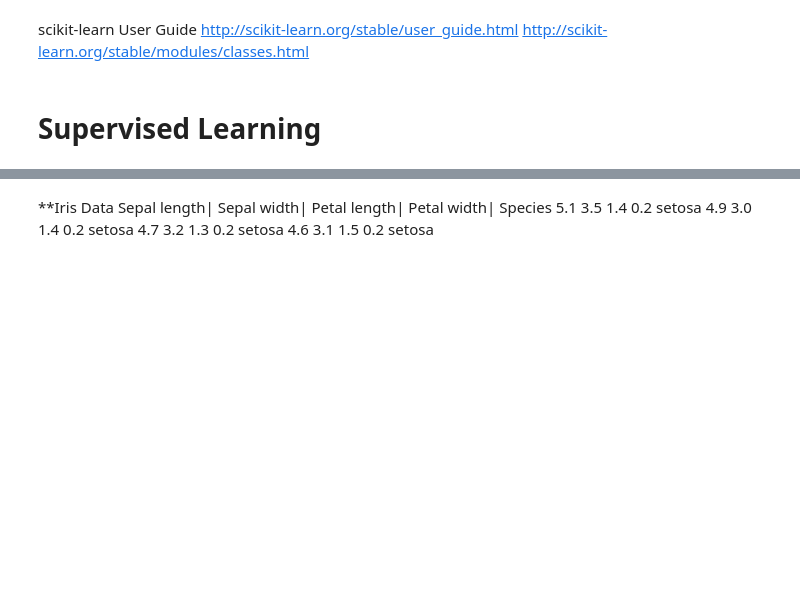
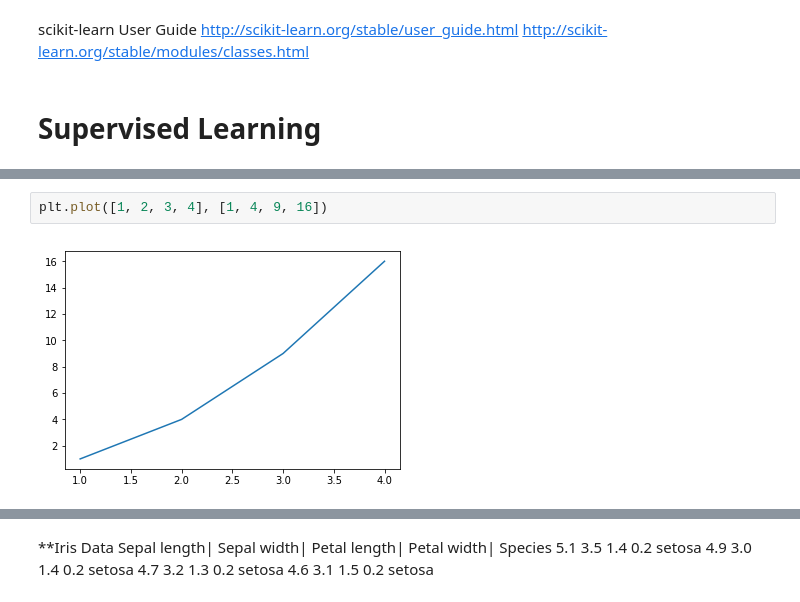
Before and after one commit to clemsonciti/introToML, a Jupyter notebook: supervised+learning.ipynb, the cells around one changed output, grey strips where cells are left out. Drawn from its saved outputs; the diff is of its cells as text; blank space fills up the shorter version.

```diff
--- a/supervised+learning.ipynb
+++ b/supervised+learning.ipynb
@@ -6,0 +163,4 @@ http://scikit-learn.org/stable/modules/classes.html
+# %%
+plt.plot([1, 2, 3, 4], [1, 4, 9, 16])
+# %% [output]
+[figure, added]
```
Also changed, not shown: parts of 100 cells of this notebook.
